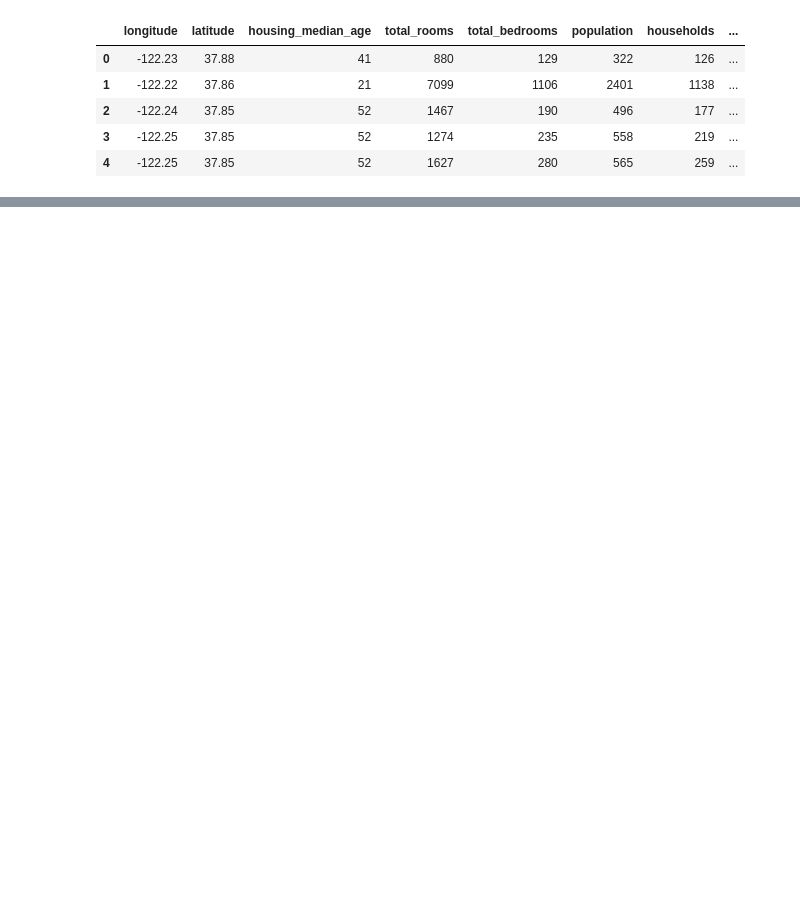
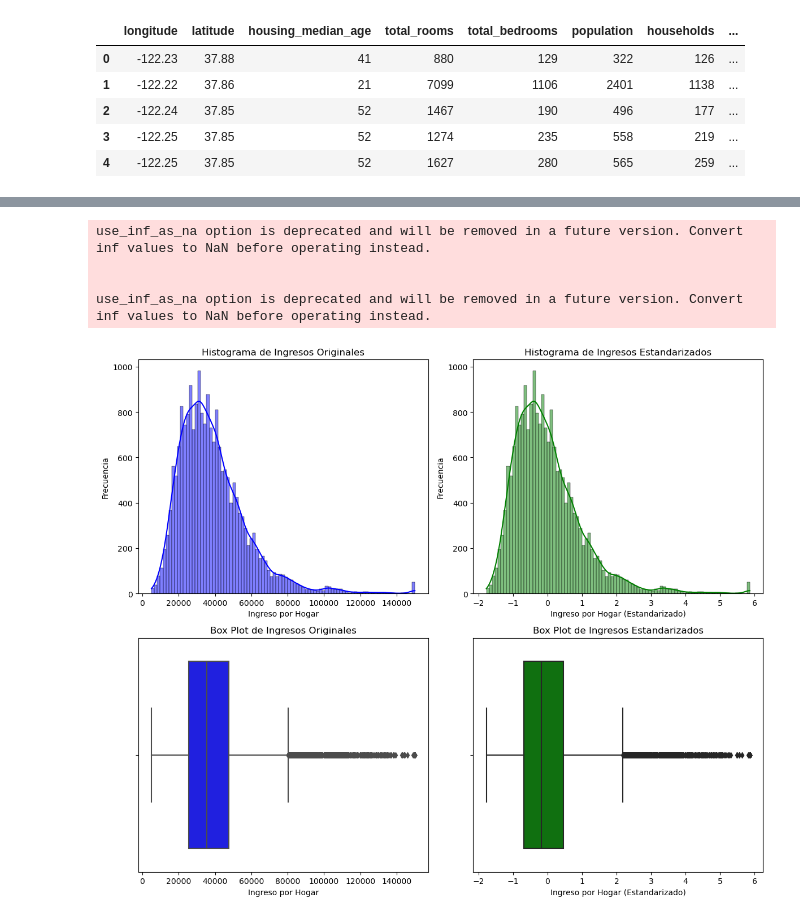
Before and after one commit to Ateibuzena/California_Housing_Prices, a Jupyter notebook: eda_lu.ipynb, the cells around one changed output, grey strips where cells are left out. Cells and saved outputs as stored; diff of their text form; code cells hidden in the pictures; blank space fills up the shorter version.

Commit message:
version actualizada

```diff
--- a/eda_lu.ipynb
+++ b/eda_lu.ipynb
@@ -320,0 +422,9 @@ AttributeError: type object 'map' has no attribute 'save'
+# %%
+# Discretización de la variable
+df['viarable_nueva'] = pd.cut(df['median_income'], bins=5, labels=False)
+
+# Normalización logarítmica de la variable
+df['log_income_n'] = np.log(df['median_income'] + 1)  # +1 para manejar valores cero en los datos
+
+# Normalización de raíz cuadrada
+df['sqrt_income_n'] = np.sqrt(df['median_income'])
@@ -320,0 +440,42 @@ AttributeError: type object 'map' has no attribute 'save'
+# %%
+mean_income = df['median_income'].mean()
+std_income = df['median_income'].std()
+
+# Ahora, aplicamos la fórmula de estandarización a la columna
+df['income_standardized'] = (df['median_income'] - mean_income) / std_income
+
+# 'medianIncome_standardized' ahora tiene una media de 0 y desviación estándar de 1
+# %%
+fig, axes = plt.subplots(2, 2, figsize=(12, 10))
+
+# Histograma de los datos originales
+sns.histplot(df['median_income'], kde=True, ax=axes[0, 0], color='blue')
+axes[0, 0].set_title('Histograma de Ingresos Originales')
+axes[0, 0].set_xlabel('Ingreso por Hogar')
+axes[0, 0].set_ylabel('Frecuencia')
+
+# Histograma de los datos estandarizados
+sns.histplot(df['income_standardized'], kde=True, ax=axes[0, 1], color='green')
+axes[0, 1].set_title('Histograma de Ingresos Estandarizados')
+axes[0, 1].set_xlabel('Ingreso por Hogar (Estandarizado)')
+axes[0, 1].set_ylabel('Frecuencia')
+
+# Box plot de los datos originales
+sns.boxplot(x=df['median_income'], ax=axes[1, 0], color='blue')
+axes[1, 0].set_title('Box Plot de Ingresos Originales')
+axes[1, 0].set_xlabel('Ingreso por Hogar')
+
+# Box plot de los datos estandarizados
+sns.boxplot(x=df['income_standardized'], ax=axes[1, 1], color='green')
+axes[1, 1].set_title('Box Plot de Ingresos Estandarizados')
+axes[1, 1].set_xlabel('Ingreso por Hogar (Estandarizado)')
+
+# Mostrar gráficas
+plt.tight_layout()
+plt.show()
+# %% [output]
+use_inf_as_na option is deprecated and will be removed in a future version. Convert inf values to NaN before operating instead.
+
+
+use_inf_as_na option is deprecated and will be removed in a future version. Convert inf values to NaN before operating instead.
+[figure, added]
```
Also changed, not shown: parts of 33 cells of this notebook.
